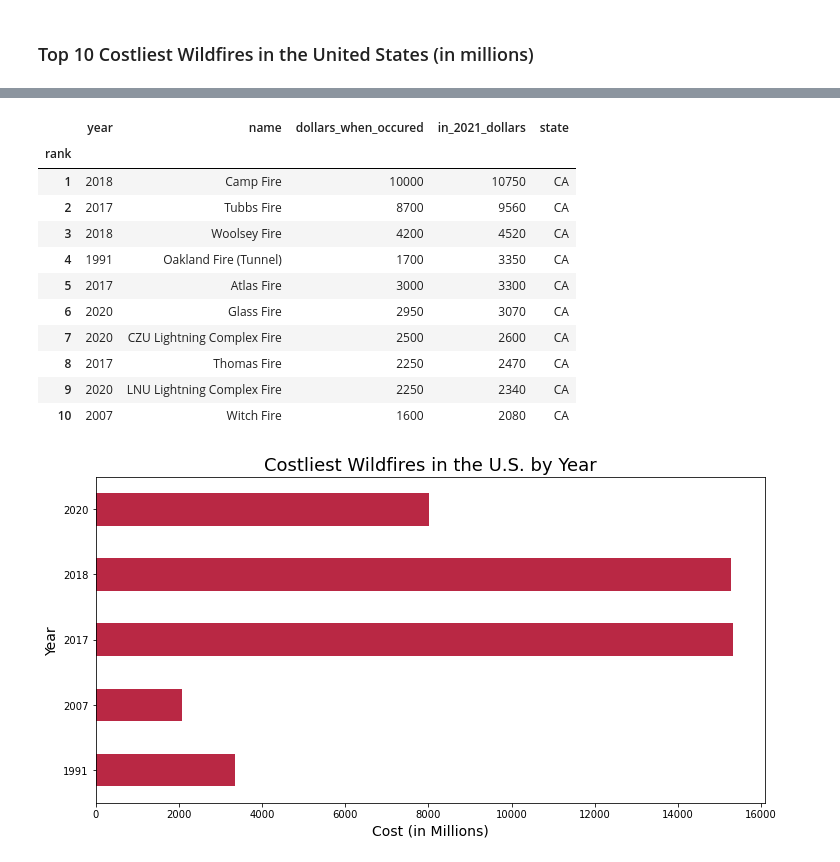
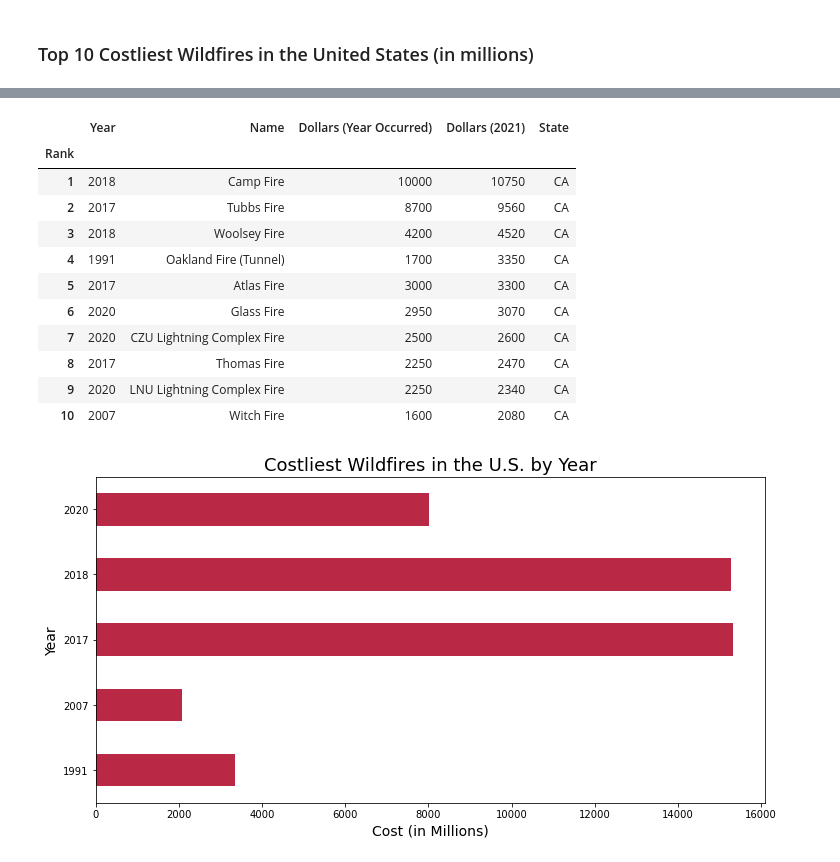
Before and after one commit to dancosta154/Image_Recognition_CNN, a Jupyter notebook: Notebooks/for_capstone_visuals.ipynb, the cells around one changed output, grey strips where cells are left out. Saved outputs shown, nothing was run; the diff lists cells and outputs as text; code cells hidden in the pictures.

```diff
--- a/Notebooks/for_capstone_visuals.ipynb
+++ b/Notebooks/for_capstone_visuals.ipynb
@@ -228,7 +228,7 @@ df_all_years.to_csv('../Data/wildfires_by_state_2016_2021.csv', index=True)
 # %% [markdown]
 ### Top 10 Costliest Wildfires in the United States (in millions)
 # %%
-df = pd.read_csv('../Data/top_10_costliest_wf.csv')
+costliest_df = pd.read_csv('../Data/top_10_costliest_wf.csv')
 # %%
 state = ['CA', 'CA', 'CA', 'CA', 'CA', 'CA', 'CA', 'CA', 'CA', 'CA']
-df['state'] = state
+costliest_df['State'] = state
@@ -235,9 +249,11 @@ df['state'] = state
+# %%
+costliest_df.rename(columns={'rank': 'Rank', 'year': 'Year', 'name': 'Name', 'dollars_when_occured': 'Dollars (Year Occurred)', 'in_2021_dollars': 'Dollars (2021)'}, inplace=True)
 # %%
-df.set_index('rank', inplace=True)
-df
+costliest_df.set_index('Rank', inplace=True)
+costliest_df
 # %% [output]
-|  | year | name | dollars_when_occured | in_2021_dollars | state |
-| rank |  |  |  |  |  |
+|  | Year | Name | Dollars (Year Occurred) | Dollars (2021) | State |
+| Rank |  |  |  |  |  |
 | 1 | 2018 | Camp Fire | 10000 | 10750 | CA |
 | 2 | 2017 | Tubbs Fire | 8700 | 9560 | CA |
 | 3 | 2018 | Woolsey Fire | 4200 | 4520 | CA |
```
Also changed, not shown: parts of 12 cells of this notebook, 4 other files.
